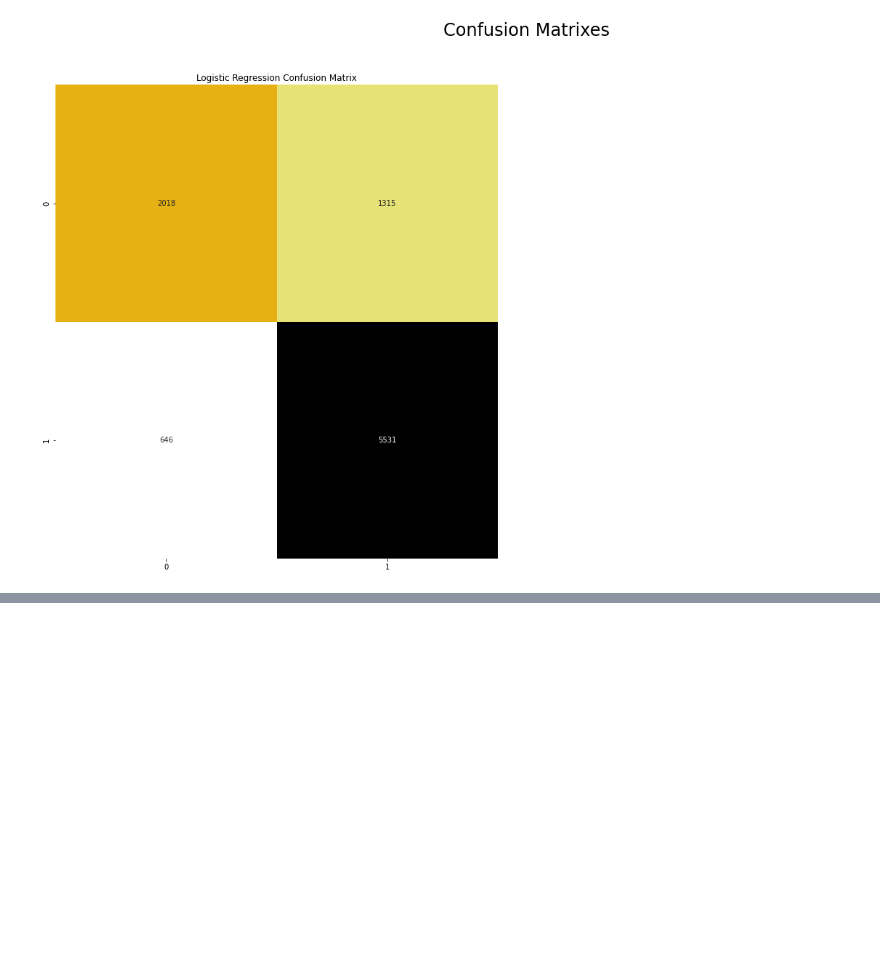
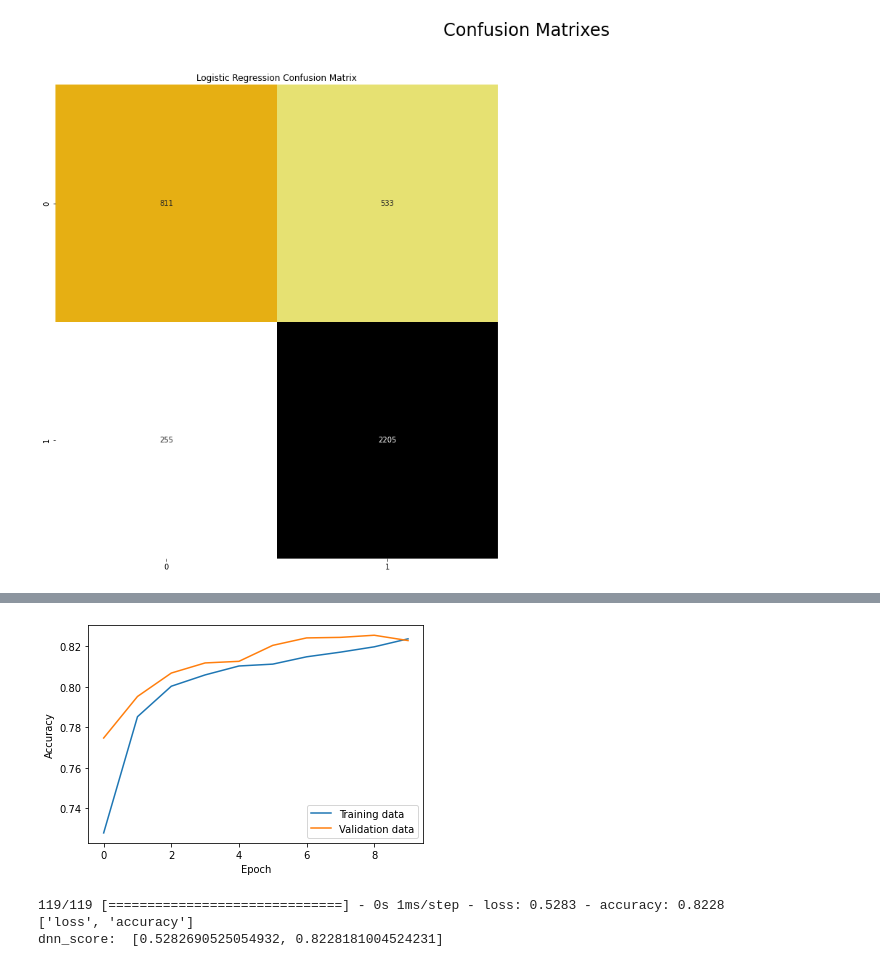
Before and after one commit to zoilo-nl/MML, a Jupyter notebook: main.ipynb, the cells around one changed output, grey strips where cells are left out. Saved outputs shown, nothing was run; the diff lists cells and outputs as text; code cells hidden in the pictures; blank space fills up the shorter version.

```diff
--- a/main.ipynb
+++ b/main.ipynb
@@ -97,4 +107,5 @@ features = df.values
 # %%
+# Scaling, we might use something different
 from sklearn.preprocessing import MinMaxScaler
-scaler = MinMaxScaler(feature_range=(0,1))
-features_scaled = scaler.fit_transform(features)
+scaler = MinMaxScaler()
+X = scaler.fit_transform(X)
@@ -103,0 +112,8 @@ x_train, x_test, y_train, y_test = train_test_split(features_scaled,labels,test_
+# %%
+# Split data into training and validation sets
+from sklearn.model_selection import train_test_split
+x_train, x_test, y_train, y_test = train_test_split(X,Y,test_size=0.2,random_state=42)
+print(x_train.shape)
+print(y_train.shape)
+print(x_test.shape)
+print(y_test.shape)
@@ -197,0 +155,17 @@ ValueError: The truth value of an array with more than one element is ambiguous.
+# %%
+# look for theory about no of parameters vs data rows
+# test different activation functions
+# check classifiers
+# check general pourpose layers instead of dense ones
+# check loss function
+# check optimizer for loss function
+
+model = Sequential()
+model.add(Dense(12, activation=tf.nn.relu, input_shape=(10,)))
+model.add(Dense(6, activation=tf.nn.sigmoid))
+model.add(Dense(1))
+
+model.compile(loss='binary_crossentropy', optimizer='rmsprop', metrics=['accuracy'])
+model.summary()
+
+print("Number of weights after calling the model:", len(model.weights))
@@ -197,0 +189,2 @@ ValueError: The truth value of an array with more than one element is ambiguous.
+# %%
+dnn_history = model.fit(x_train, y_train, validation_data=(x_test, y_test), epochs=10, batch_size=10)
@@ -197,0 +212,18 @@ ValueError: The truth value of an array with more than one element is ambiguous.
+# %%
+plt.plot(dnn_history.history['accuracy'])
+plt.plot(dnn_history.history['val_accuracy'])
+plt.xlabel('Epoch')
+plt.ylabel('Accuracy')
+plt.legend(['Training data', 'Validation data'], loc='lower right')
+plt.show()
+# %% [output]
+[figure, added]
+# %%
+dnn_score = model.evaluate(x_test, y_test)
+dnn_pred = model.predict(x_test)
+print(model.metrics_names)
+print("dnn_score: ",dnn_score)
+# %% [output]
+119/119 [==============================] - 0s 1ms/step - loss: 0.5283 - accuracy: 0.8228
+['loss', 'accuracy']
+dnn_score:  [0.5282690525054932, 0.8228181004524231]
```
Also changed, not shown: parts of 24 cells of this notebook.
